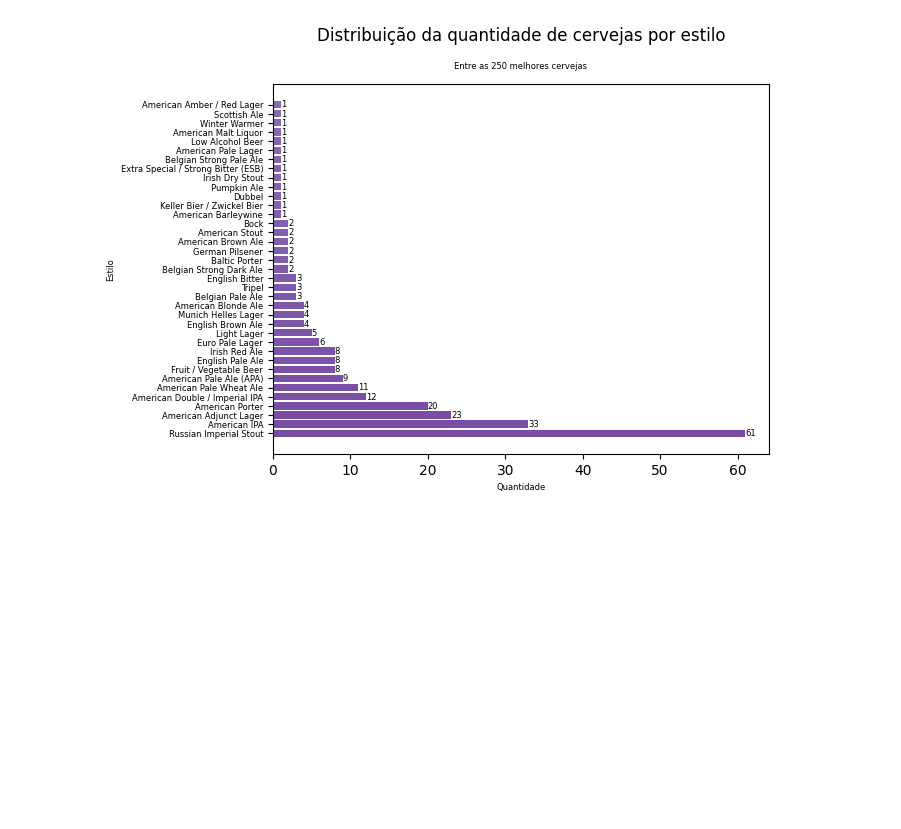
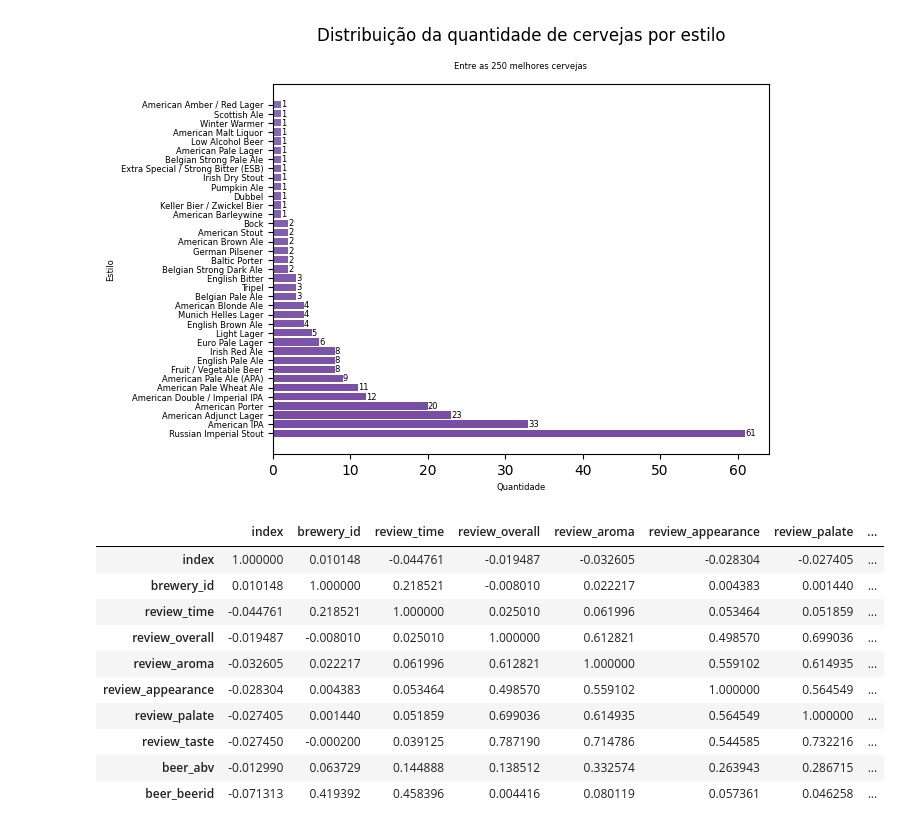
Before and after one commit to CarolineMNves/Beer-Reviews, a Jupyter notebook: coleta_e_análise_explanatória_inical_dos dados.ipynb, the cells around one changed output. Drawn from its saved outputs; the diff is of its cells as text; code cells hidden in the pictures; blank space fills up the shorter version.

```diff
--- a/coleta_e_análise_explanatória_inical_dos dados.ipynb
+++ b/coleta_e_análise_explanatória_inical_dos dados.ipynb
@@ -304,3 +337,19 @@ for i, v in enumerate(quantidade):
 plt.show()
 # %% [output]
 [figure]
+# %%
+#descobrindo se existe correlação entre as variáveis
+corr_cervejas = cervejas_data.corr(method= "pearson")
+corr_cervejas
+# %% [output]
+|  | index | brewery_id | review_time | review_overall | review_aroma | review_appearance | review_palate | ... |
+| index | 1.000000 | 0.010148 | -0.044761 | -0.019487 | -0.032605 | -0.028304 | -0.027405 | ... |
+| brewery_id | 0.010148 | 1.000000 | 0.218521 | -0.008010 | 0.022217 | 0.004383 | 0.001440 | ... |
+| review_time | -0.044761 | 0.218521 | 1.000000 | 0.025010 | 0.061996 | 0.053464 | 0.051859 | ... |
+| review_overall | -0.019487 | -0.008010 | 0.025010 | 1.000000 | 0.612821 | 0.498570 | 0.699036 | ... |
+| review_aroma | -0.032605 | 0.022217 | 0.061996 | 0.612821 | 1.000000 | 0.559102 | 0.614935 | ... |
+| review_appearance | -0.028304 | 0.004383 | 0.053464 | 0.498570 | 0.559102 | 1.000000 | 0.564549 | ... |
+| review_palate | -0.027405 | 0.001440 | 0.051859 | 0.699036 | 0.614935 | 0.564549 | 1.000000 | ... |
+| review_taste | -0.027450 | -0.000200 | 0.039125 | 0.787190 | 0.714786 | 0.544585 | 0.732216 | ... |
+| beer_abv | -0.012990 | 0.063729 | 0.144888 | 0.138512 | 0.332574 | 0.263943 | 0.286715 | ... |
+| beer_beerid | -0.071313 | 0.419392 | 0.458396 | 0.004416 | 0.080119 | 0.057361 | 0.046258 | ... |
```
Also changed, not shown: parts of 5 cells of this notebook.
